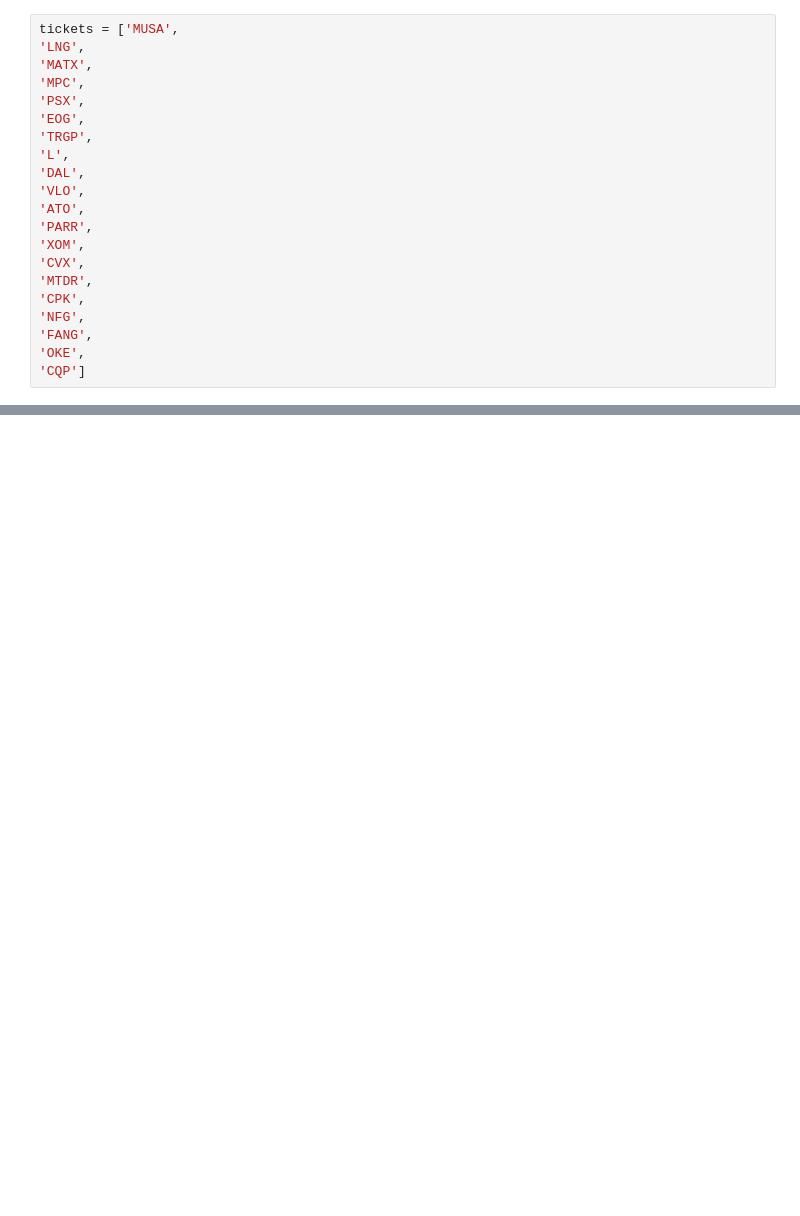
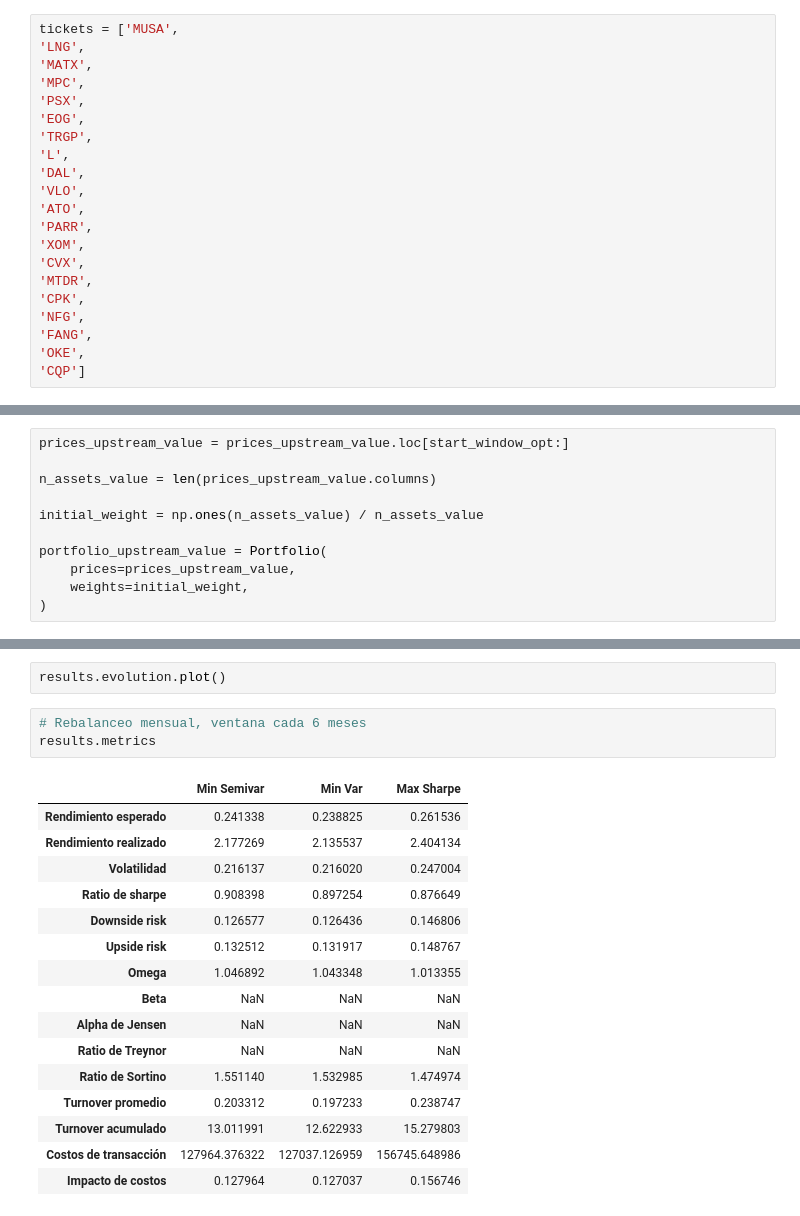
Before and after one commit to Rigobertoj/portafolios_inversion, a Jupyter notebook: research/08.20260501.energy_industry.ipynb, the cells around one changed output, grey strips where cells are left out. Drawn from its saved outputs; the diff is of its cells as text; blank space fills up the shorter version.

```diff
--- a/research/08.20260501.energy_industry.ipynb
+++ b/research/08.20260501.energy_industry.ipynb
@@ -144,0 +308,11 @@ report = selector.selection_report(ranking=ranking, top_k=5)
+# %%
+prices_upstream_value = prices_upstream_value.loc[start_window_opt:]
+
+n_assets_value = len(prices_upstream_value.columns)
+
+initial_weight = np.ones(n_assets_value) / n_assets_value
+
+portfolio_upstream_value = Portfolio(
+    prices=prices_upstream_value,
+    weights=initial_weight,
+)
@@ -144,0 +434,22 @@ report = selector.selection_report(ranking=ranking, top_k=5)
+# %%
+results.evolution.plot()
+# %%
+# Rebalanceo mensual, ventana cada 6 meses
+results.metrics
+# %% [output]
+|  | Min Semivar | Min Var | Max Sharpe |
+| Rendimiento esperado | 0.241338 | 0.238825 | 0.261536 |
+| Rendimiento realizado | 2.177269 | 2.135537 | 2.404134 |
+| Volatilidad | 0.216137 | 0.216020 | 0.247004 |
+| Ratio de sharpe | 0.908398 | 0.897254 | 0.876649 |
+| Downside risk | 0.126577 | 0.126436 | 0.146806 |
+| Upside risk | 0.132512 | 0.131917 | 0.148767 |
+| Omega | 1.046892 | 1.043348 | 1.013355 |
+| Beta | NaN | NaN | NaN |
+| Alpha de Jensen | NaN | NaN | NaN |
+| Ratio de Treynor | NaN | NaN | NaN |
+| Ratio de Sortino | 1.551140 | 1.532985 | 1.474974 |
+| Turnover promedio | 0.203312 | 0.197233 | 0.238747 |
+| Turnover acumulado | 13.011991 | 12.622933 | 15.279803 |
+| Costos de transacción | 127964.376322 | 127037.126959 | 156745.648986 |
+| Impacto de costos | 0.127964 | 0.127037 | 0.156746 |
```
Also changed, not shown: parts of 46 cells of this notebook.
